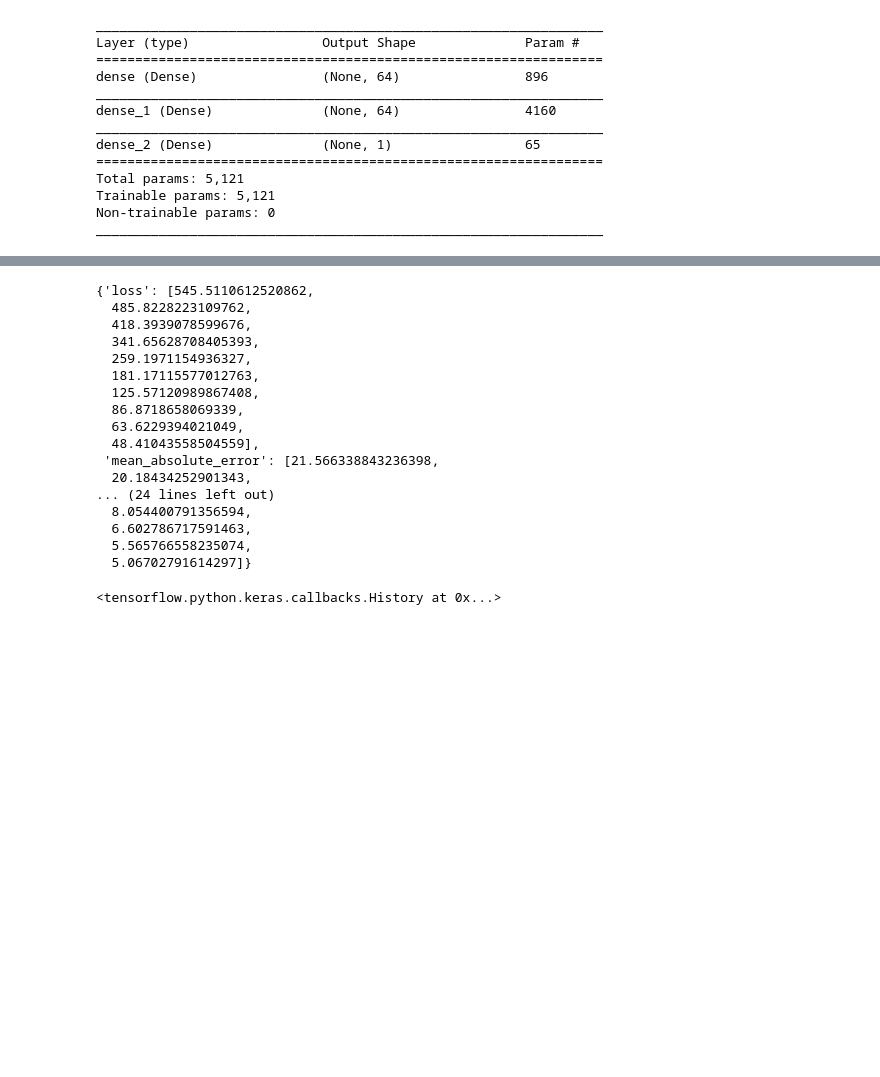
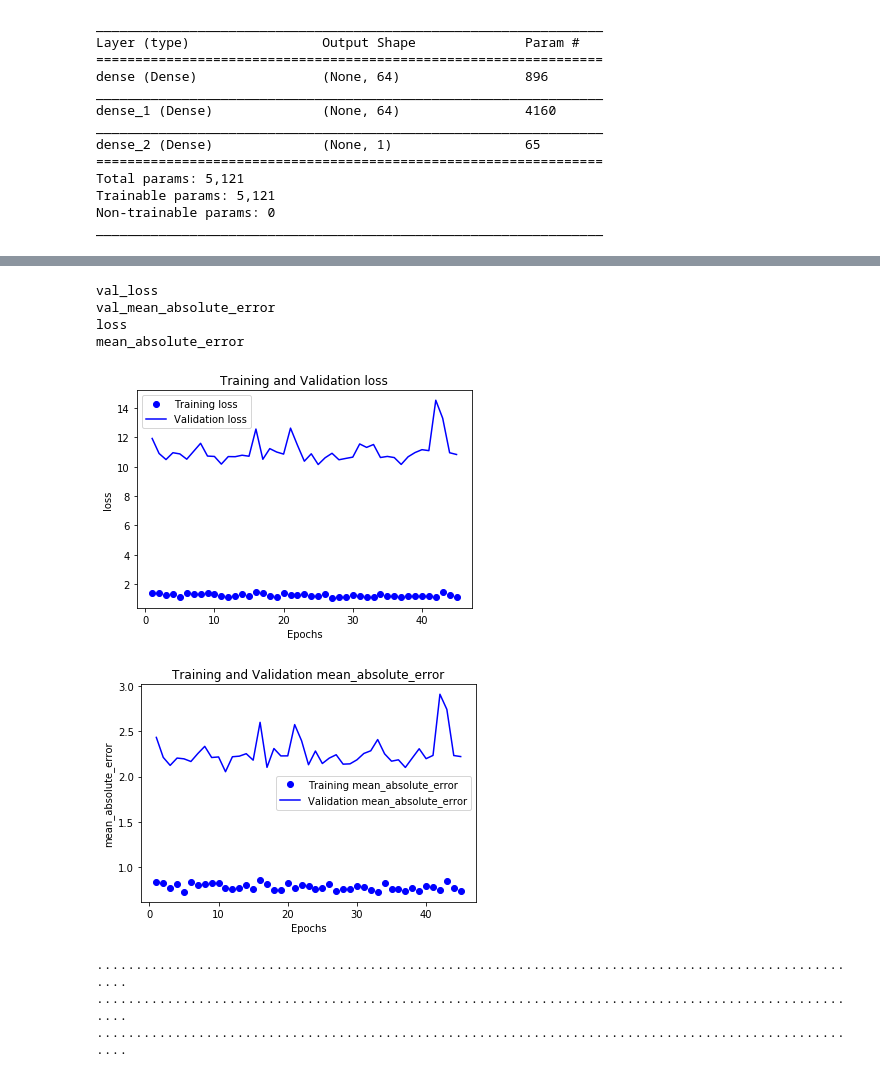
Before and after one commit to arthurwei0/ai, a Jupyter notebook: learn_tensorflow/Boston.ipynb, the cells around one changed output, grey strips where cells are left out. Cells and saved outputs as stored; diff of their text form; code cells hidden in the pictures; blank space fills up the shorter version.

```diff
--- a/learn_tensorflow/Boston.ipynb
+++ b/learn_tensorflow/Boston.ipynb
@@ -107,4 +128,4 @@ class PrintDot(keras.callbacks.Callback):
 # %%
-history = model.fit(train_data, train_labels, epochs = 10,
-                   validation_split = 0.2, verbose = 0)
-                   #callbacks=[PrintDot()])
+history = model.fit(train_data, train_labels, epochs = 500,
+                   validation_split = 0.2, verbose = 0,
+                   callbacks=[PrintDot()])
@@ -114,25 +138,42 @@ history = model.fit(train_data, train_labels, epochs = 10,
-# %%
-history.history
-# %% [output]
-{'loss': [545.5110612520862,
-  485.8228223109762,
-  418.3939078599676,
-  341.65628708405393,
-  259.1971154936327,
-  181.17115577012763,
-  125.57120989867408,
-  86.8718658069339,
-  63.6229394021049,
-  48.41043558504559],
- 'mean_absolute_error': [21.566338843236398,
-  20.18434252901343,
-... (24 lines left out)
-  8.054400791356594,
-  6.602786717591463,
-  5.565766558235074,
-  5.06702791614297]}
-# %%
-history
-# %% [output]
-<tensorflow.python.keras.callbacks.History at 0x...>
+# %%
+import matplotlib.pyplot as plt
+
+def plot(history, metric):
+	train_metric = history.history[metric]
+	val_metric = history.history['val_' + metric]
+	epochs = range(1, len(history.epoch)+1)
+	plt.plot(epochs, train_metric, 'bo', label='Training ' + metric)
+	plt.plot(epochs, val_metric, 'b', label='Validation ' + metric)
+	plt.title('Training and Validation ' + metric)
+	plt.xlabel('Epochs')
+	plt.ylabel(metric)
+	plt.legend()
+	plt.show()
+# %%
+len(history.epoch)
+for key in history.history:
+    print(key)
+# %% [output]
+val_loss
+val_mean_absolute_error
+loss
+mean_absolute_error
+# %%
+plot(history, 'loss')
+plot(history, 'mean_absolute_error')
+# %% [output]
+[figure, added]
+[figure, added]
+# %%
+model = build_model()
+
+early_stop = keras.callbacks.EarlyStopping(monitor='val_loss', patience=20)
+
+history = model.fit(train_data, train_labels, epochs=500,
+                   validation_split=0.2, verbose=0,
+                   callbacks=[early_stop, PrintDot()])
+# %% [output]
+....................................................................................................
+....................................................................................................
+....................................................................................................
 # %%
```
Also changed, not shown: parts of 11 cells of this notebook, 3 other files.
